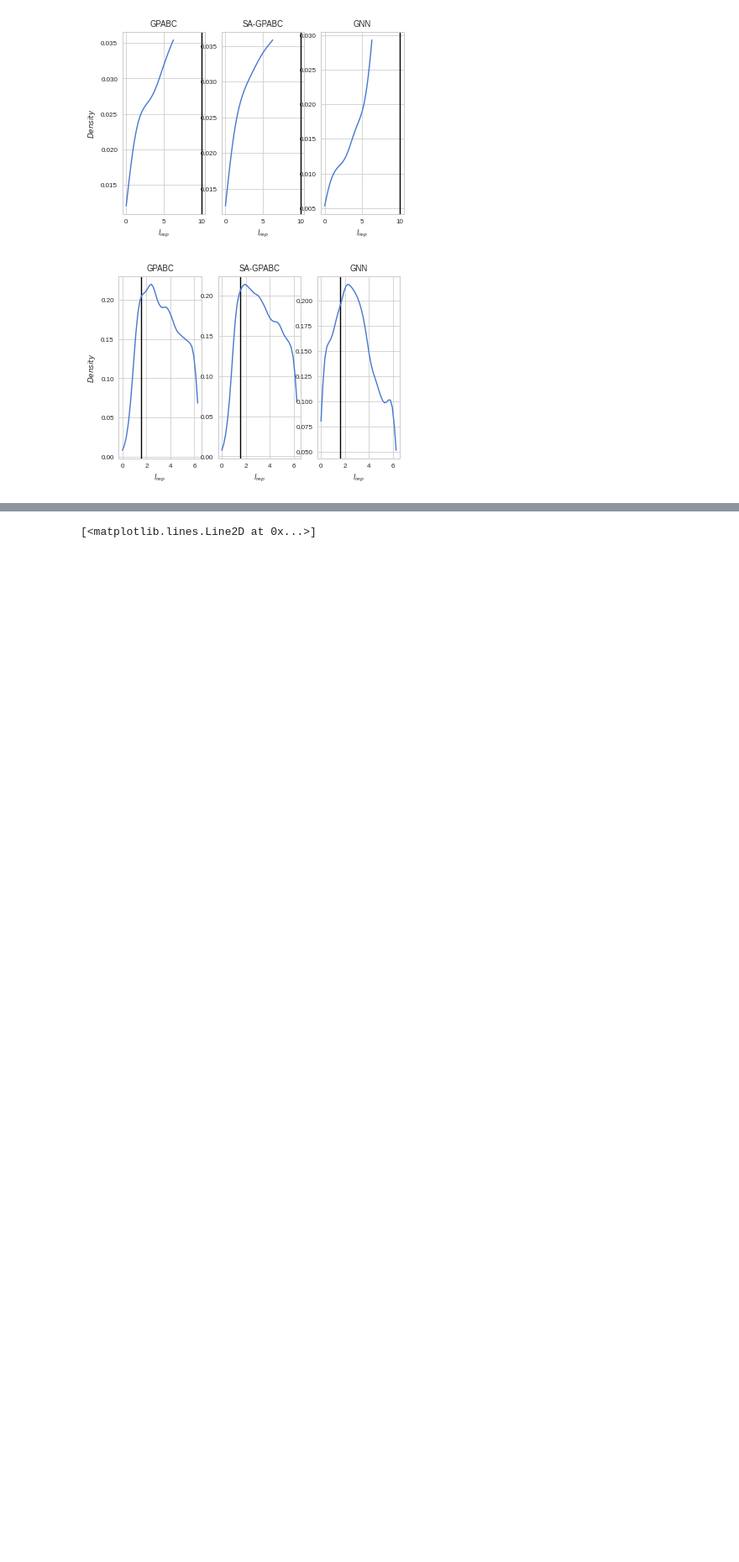
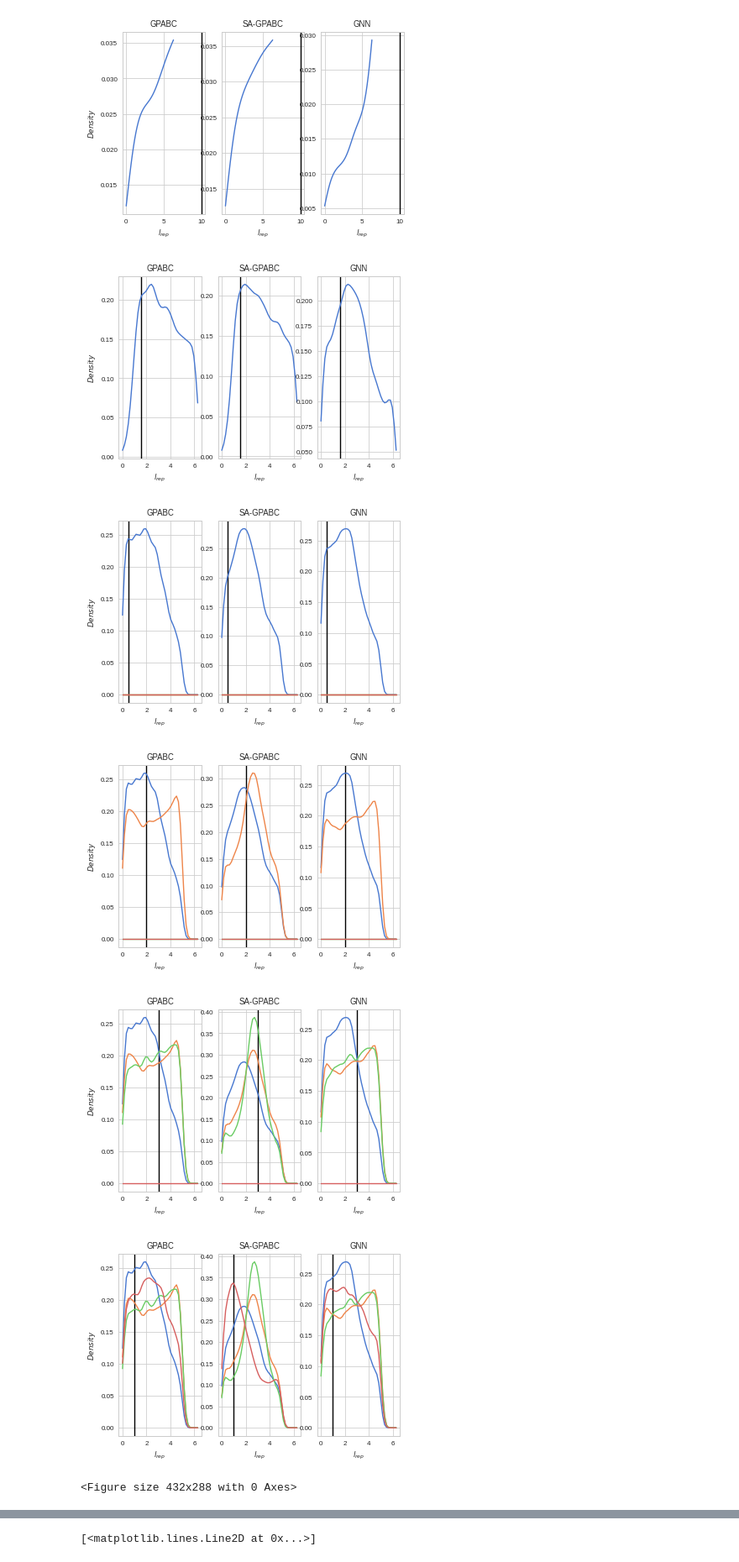
Before and after one commit to ctorney/abc-graph-nets, a Jupyter notebook: zonal_violins_2d_4d.ipynb, the cells around one changed output, grey strips where cells are left out. Shown at 84% size. Saved outputs shown, nothing was run; the diff lists cells and outputs as text; code cells hidden in the pictures; blank space fills up the shorter version.

```diff
--- a/zonal_violins_2d_4d.ipynb
+++ b/zonal_violins_2d_4d.ipynb
@@ -452,9 +457,16 @@ for dis in range(di):
   for pp in range(params):
     data = data_instantiation[dis,pp]
     for dd in range(num_reps):
-      samples_gnn[:,:,dd,dis] = np.load('../content/abc-graph-nets/inference_4d/4d_gnn_np/rep_' + str(dd) + '_DI_' + str(dis) + '.npy')
-      #samples_mss[:,:,dd,dis] = np.load('../content/abc-graph-nets/inference_4d/4d_multi_ss_np/SR_rep_' + str(dd) + '_DI_' + str(dis) + '.npy')
-      samples_mrc[:,:,dd,dis] = np.load('../content/abc-graph-nets/inference_4d/4d_multi_rc_np/SR_rep_' + str(dd) + '_DI_' + str(dis) + '.npy')
+      #new data instantiations:
+      # samples_gnn[:,:,dd,dis] = np.load('../content/abc-graph-nets/inference_4d/4d_gnn_np/rep_' + str(dd) + '_DI_' + str(dis) + '.npy')
+      # #samples_mss[:,:,dd,dis] = np.load('../content/abc-graph-nets/inference_4d/4d_multi_ss_np/SR_rep_' + str(dd) + '_DI_' + str(dis) + '.npy')
+      # samples_mrc[:,:,dd,dis] = np.load('../content/abc-graph-nets/inference_4d/4d_multi_rc_np/SR_rep_' + str(dd) + '_DI_' + str(dis) + '.npy')
+
+      #old data instantitaions:
+      samples_gnn[:,:,dd,dis] = np.load('../content/abc-graph-nets/inference_4d/4d_gnn/rep_' + str(dd) + '_DI_' + str(dis) + '.npy')
+      samples_mss[:,:,dd,dis] = np.load('../content/abc-graph-nets/inference_4d/4d_multi_ss/SR_rep_' + str(dd) + '_DI_' + str(dis) + '.npy')
+      samples_mrc[:,:,dd,dis] = np.load('../content/abc-graph-nets/inference_4d/4d_multi_rc/SR_rep_' + str(dd) + '_DI_' + str(dis) + '.npy')
+
       #z-score:
       # zscores_gnn[pp,dd,dis] = (data - np.mean(samples_gnn[:,pp,dd,dis]))/np.std(samples_gnn[:,pp,dd,dis])
       # #print(zscores_gnn)
@@ -1000,3 +1012,55 @@ plt.savefig('4DKDE_params3.png')
 [figure]
 [figure]
 [figure]
+# %%
+#4D Marginal KDEs, all DIs:
+
+# evaluate on a regular grid
+pp=0  #change xgrid per param
+xgrid = np.linspace(0.0,2.0*pi, 40)
+Xgrid = np.meshgrid(xgrid)
+
+#for dis in range(3):
+Z_gnn = np.zeros((40,4))
+Z_mss = np.zeros((40,4))
+Z_mrc = np.zeros((40,4))
+
+for dis in range(4):
+  data = data_instantiation[dis,pp]
+  for dd in range(num_reps):
+    samples_gnn[:,:,dd,dis] = np.load('../content/abc-graph-nets/inference_4d/4d_multi_ss/SR_rep_' + str(dd) + '_DI_' + str(dis) + '.npy')
+    samples_mss[:,:,dd,dis] = np.load('../content/abc-graph-nets/inference_4d/4d_multi_rc/SR_rep_' + str(dd) + '_DI_' + str(dis) + '.npy')
+    samples_mrc[:,:,dd,dis] = np.load('../content/abc-graph-nets/inference_4d/4d_gnn/rep_' + str(dd) + '_DI_' + str(dis) + '.npy')
+
+  kde_gnn = gaussian_kde(samples_gnn[:,pp,:,dis].flatten())
+  kde_mss = gaussian_kde(samples_mss[:,pp,:,dis].flatten())
+  kde_mrc = gaussian_kde(samples_mrc[:,pp,:,dis].flatten())
+  Z_gnn[:,dis] = kde_gnn.evaluate(Xgrid)
+  Z_mss[:,dis] = kde_mss.evaluate(Xgrid)
+  Z_mrc[:,dis] = kde_mrc.evaluate(Xgrid)
+
+  fig, axs = plt.subplots(1,3)
+  axs[0].axvline(data,c='k',markersize=10)
+  axs[0].plot(np.array(Xgrid).flatten(),Z_mss)
+  axs[0].title.set_text('GPABC')
+  axs[0].set_xlabel('$l_{rep}$')
+  axs[0].set_ylabel('$Density$')
+
+  axs[1].axvline(data,c='k',markersize=10)
+  axs[1].plot(np.array(Xgrid).flatten(),Z_mrc)
+  axs[1].title.set_text('SA-GPABC')
+  axs[1].set_xlabel('$l_{rep}$')
+
+  axs[2].axvline(data,c='k',markersize=10)
+  axs[2].plot(np.array(Xgrid).flatten(),Z_gnn)
+  axs[2].title.set_text('GNN')
+  axs[2].set_xlabel('$l_{rep}$')
+
+plt.show()
+plt.savefig('4DKDE_params0.png')
+# %% [output]
+[figure, added]
+[figure, added]
+[figure, added]
+[figure, added]
+<Figure size 432x288 with 0 Axes>
```
Also changed, not shown: parts of 8 cells of this notebook.
